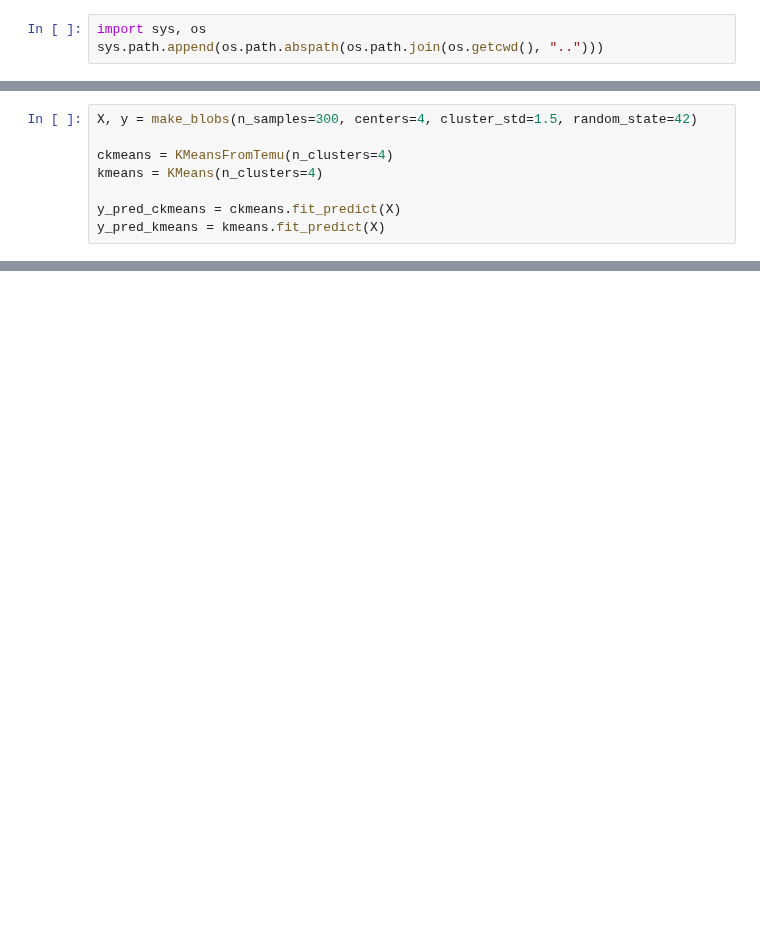
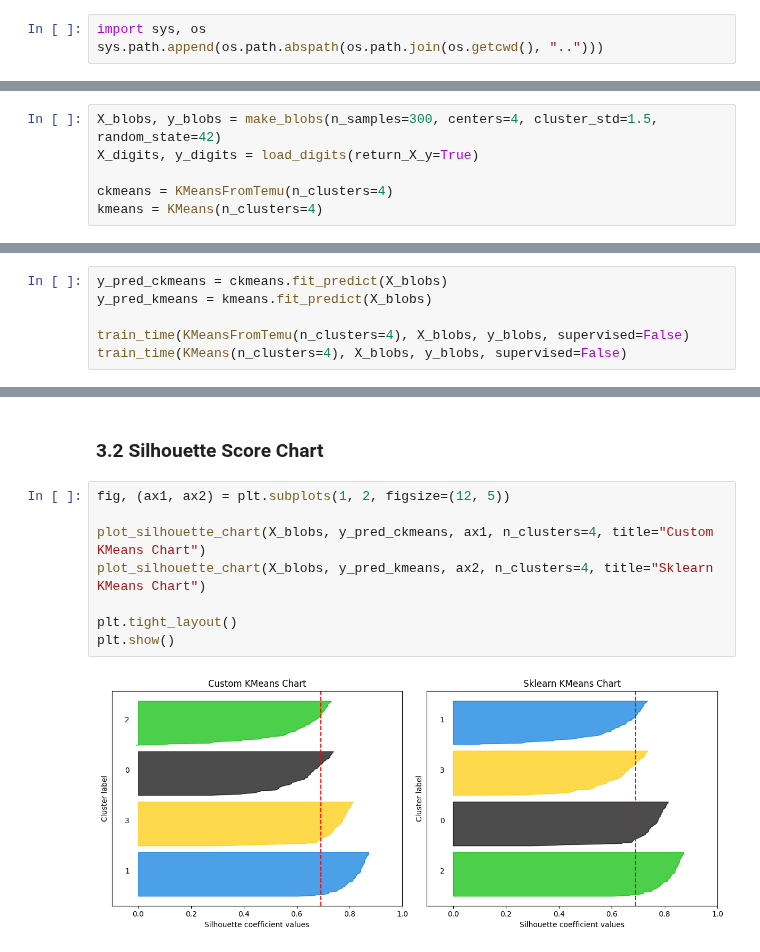
Before and after one commit to EyadMostafa/ml-from-scratch, a Jupyter notebook: notebooks/kmeans.ipynb, the cells around one changed output, grey strips where cells are left out. Saved outputs shown, nothing was run; the diff lists cells and outputs as text; blank space fills up the shorter version.

Commit message:
added helper functions for unsupervised evaluation and visualization

```diff
--- a/notebooks/kmeans.ipynb
+++ b/notebooks/kmeans.ipynb
@@ -11,8 +16,6 @@ import matplotlib.pyplot as plt
 # %%
-X, y = make_blobs(n_samples=300, centers=4, cluster_std=1.5, random_state=42)
+X_blobs, y_blobs = make_blobs(n_samples=300, centers=4, cluster_std=1.5, random_state=42)
+X_digits, y_digits = load_digits(return_X_y=True)
 
 ckmeans = KMeansFromTemu(n_clusters=4)
 kmeans = KMeans(n_clusters=4)
-
-y_pred_ckmeans = ckmeans.fit_predict(X)
-y_pred_kmeans = kmeans.fit_predict(X)
@@ -60,0 +24,6 @@ array([3, 3, 0, 1, 3, 1, 2, 1, 0, 2, 0, 2, 0, 0, 3, 0, 3, 2, 0, 0, 2, 0,
+# %%
+y_pred_ckmeans = ckmeans.fit_predict(X_blobs)
+y_pred_kmeans = kmeans.fit_predict(X_blobs)
+
+train_time(KMeansFromTemu(n_clusters=4), X_blobs, y_blobs, supervised=False)
+train_time(KMeans(n_clusters=4), X_blobs, y_blobs, supervised=False)
@@ -60,0 +55,12 @@ array([3, 3, 0, 1, 3, 1, 2, 1, 0, 2, 0, 2, 0, 0, 3, 0, 3, 2, 0, 0, 2, 0,
+# %% [markdown]
+### 3.2 Silhouette Score Chart
+# %%
+fig, (ax1, ax2) = plt.subplots(1, 2, figsize=(12, 5))
+
+plot_silhouette_chart(X_blobs, y_pred_ckmeans, ax1, n_clusters=4, title="Custom KMeans Chart")
+plot_silhouette_chart(X_blobs, y_pred_kmeans, ax2, n_clusters=4, title="Sklearn KMeans Chart")
+
+plt.tight_layout()
+plt.show()
+# %% [output]
+[figure, added]
```
Also changed, not shown: parts of 18 cells of this notebook, 3 other files.
